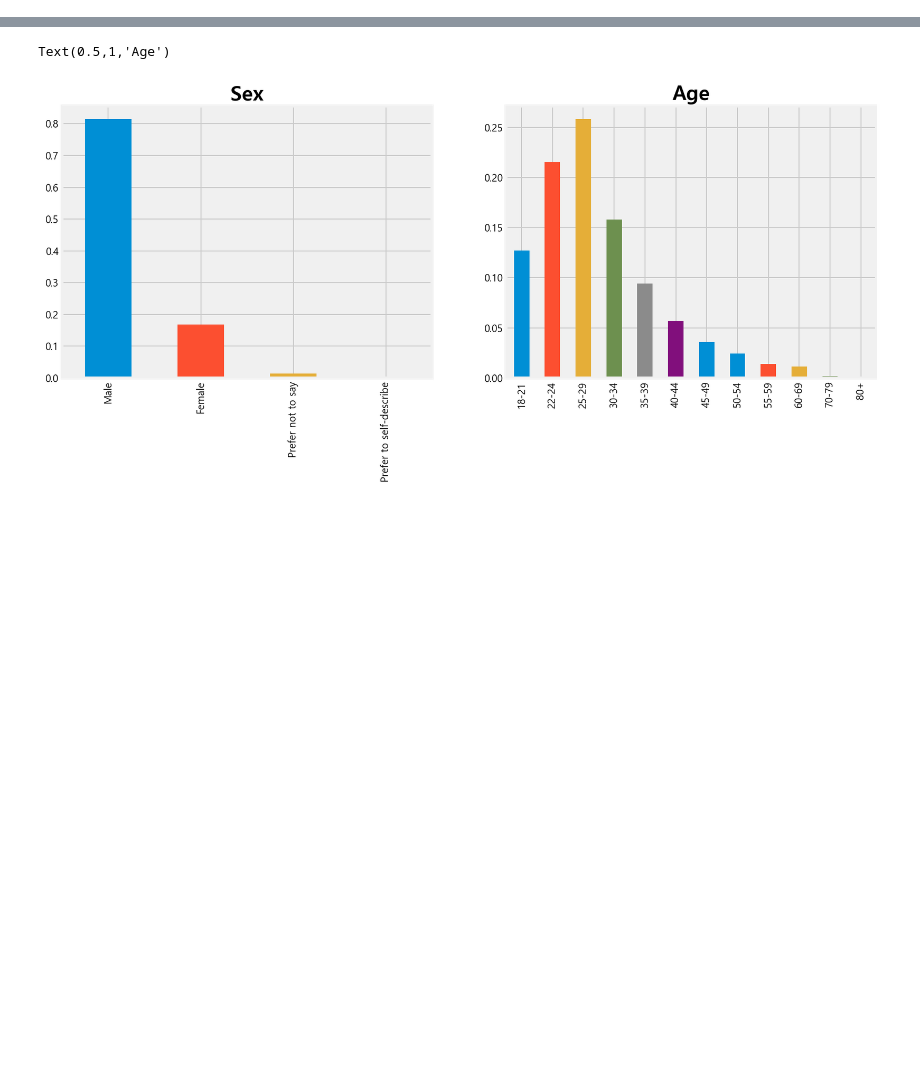
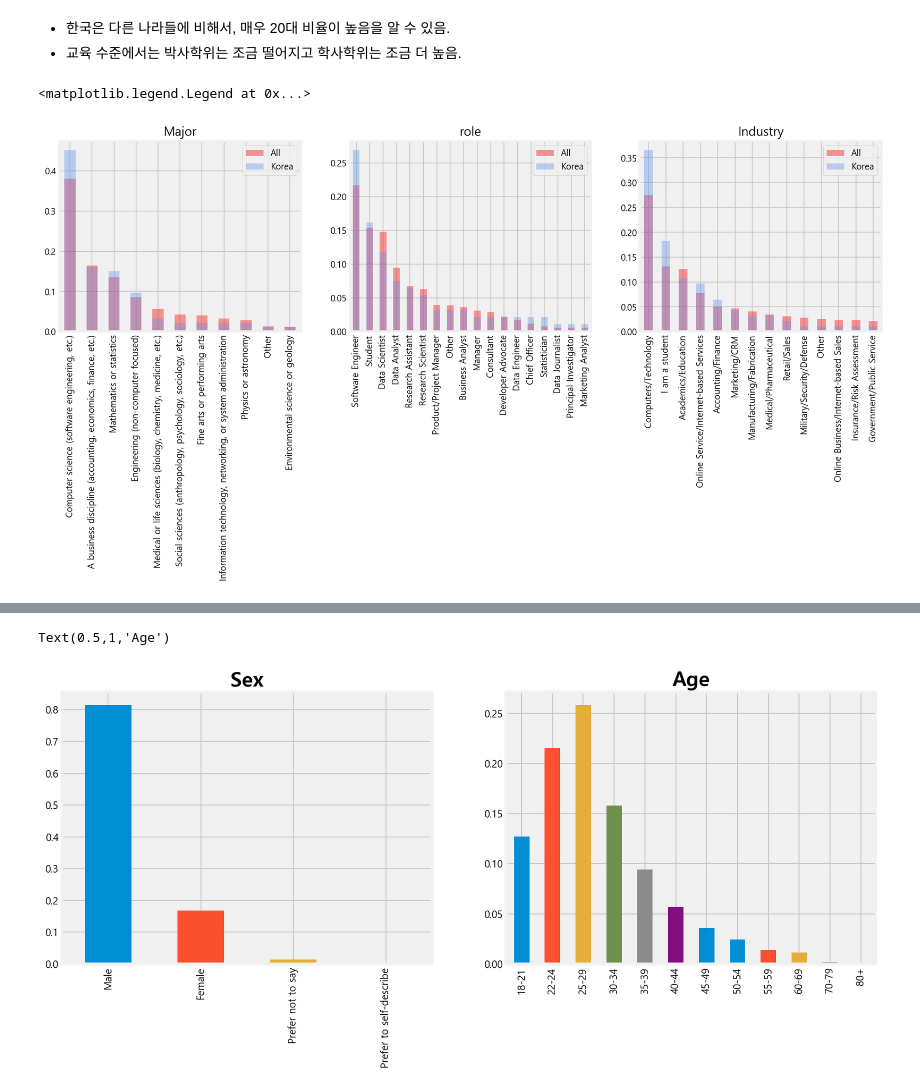
Before and after one commit to DanialDaeHyunNam/2018-Kaggle-ML-And-DS-Survey-Challenge, a Jupyter notebook: kimdaewon/2018Ksurvey.ipynb, the cells around one changed output, grey strips where cells are left out. Drawn from its saved outputs; the diff is of its cells as text; code cells hidden in the pictures; blank space fills up the shorter version.

```diff
--- a/kimdaewon/2018Ksurvey.ipynb
+++ b/kimdaewon/2018Ksurvey.ipynb
@@ -22,0 +126,17 @@ for a in range(2):
+# %% [markdown]
+- 한국은 다른 나라들에 비해서, 매우 20대 비율이 높음을 알 수 있음.
+- 교육 수준에서는 박사학위는 조금 떨어지고 학사학위는 조금 더 높음.
+# %%
+f, ax = plt.subplots(1,3, figsize=(15,4))
+per_df(personal_data, 'undergrad_major').plot.bar(ax=ax[0], title='Major', color='red', alpha=0.4)
+per_df(southK, 'undergrad_major').plot.bar(ax=ax[0], title='Major', color='cornflowerblue', alpha=0.4)
+ax[0].legend(['All', 'Korea'])
+per_df(personal_data, 'role').plot.bar(ax=ax[1], title='role', color='red',alpha=0.4)
+per_df(southK, 'role').plot.bar(ax=ax[1], title='role', color='cornflowerblue', alpha=0.4)
+ax[1].legend(['All', 'Korea'])
+per_df(personal_data, 'employer_industry').plot.bar(ax=ax[2], title='Industry', color='red',alpha=0.4)
+per_df(southK, 'employer_industry').plot.bar(ax=ax[2], title='Industry', color='cornflowerblue', alpha=0.4)
+ax[2].legend(['All', 'Korea'])
+# %% [output]
+<matplotlib.legend.Legend at 0x...>
+[figure, added]
```
Also changed, not shown: parts of 24 cells of this notebook, 9 other files.
